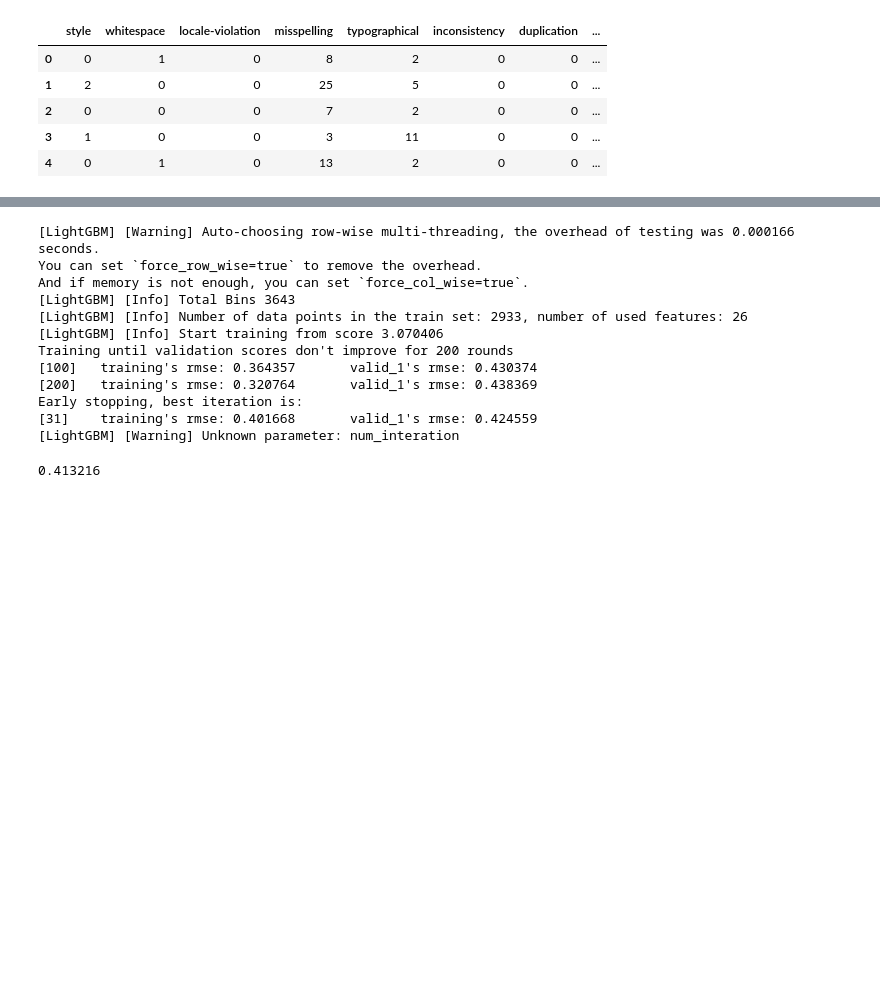
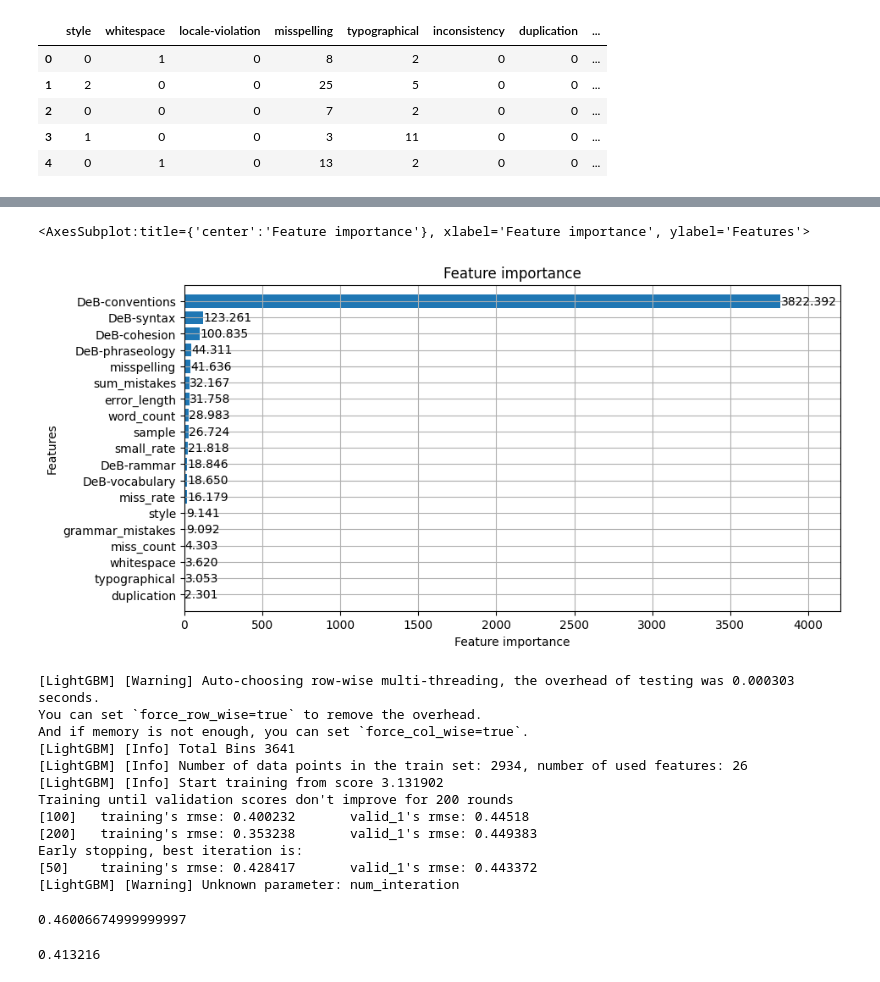
Before and after one commit to fuyu-quant/kaggle-Feedback-English-Language-Learning, a Jupyter notebook: ipynb/LightGBM.ipynb, the cells around one changed output, grey strips where cells are left out. Cells and saved outputs as stored; diff of their text form; code cells hidden in the pictures; blank space fills up the shorter version.

```diff
--- a/ipynb/LightGBM.ipynb
+++ b/ipynb/LightGBM.ipynb
@@ -103,0 +197,5 @@ y_valid = df_valid['target']
+# %%
+lgbm.plot_importance(lgbm_model, height = 0.8 ,figsize = (10,5),importance_type='gain',)
+# %% [output]
+<AxesSubplot:title={'center':'Feature importance'}, xlabel='Feature importance', ylabel='Features'>
+[figure, added]
@@ -104,4 +258,18 @@ y_valid = df_valid['target']
 # %%
+fold = 1
+
+df_train = df2[df2.fold != fold]
+df_valid = df2[df2.fold == fold]
+
+# 学習データ
+x_train = df_train.drop('target',axis = 1)
+y_train = df_train['target']
+
+# 評価用データ
+x_valid = df_valid.drop('target',axis = 1)
+y_valid = df_valid['target']
+
+
 categorical_features = []
 
 #LightGBM用の訓練データセットを作成
@@ -146,18 +314,22 @@ optimum_boost_rounds = lgbm_model.best_iteration
 #LightGBMの予測
 y_pred = lgbm_model.predict(x_valid,num_interation=lgbm_model.best_iteration)
 # %% [output]
-[LightGBM] [Warning] Auto-choosing row-wise multi-threading, the overhead of testing was 0.000166 seconds.
+[LightGBM] [Warning] Auto-choosing row-wise multi-threading, the overhead of testing was 0.000303 seconds.
 You can set `force_row_wise=true` to remove the overhead.
 And if memory is not enough, you can set `force_col_wise=true`.
-[LightGBM] [Info] Total Bins 3643
-[LightGBM] [Info] Number of data points in the train set: 2933, number of used features: 26
-[LightGBM] [Info] Start training from score 3.070406
+[LightGBM] [Info] Total Bins 3641
+[LightGBM] [Info] Number of data points in the train set: 2934, number of used features: 26
+[LightGBM] [Info] Start training from score 3.131902
 Training until validation scores don't improve for 200 rounds
-[100]   training's rmse: 0.364357       valid_1's rmse: 0.430374
-[200]   training's rmse: 0.320764       valid_1's rmse: 0.438369
+[100]   training's rmse: 0.400232       valid_1's rmse: 0.44518
+[200]   training's rmse: 0.353238       valid_1's rmse: 0.449383
 Early stopping, best iteration is:
-[31]    training's rmse: 0.401668       valid_1's rmse: 0.424559
+[50]    training's rmse: 0.428417       valid_1's rmse: 0.443372
 [LightGBM] [Warning] Unknown parameter: num_interation
+# %%
+(0.488253 + 0.443372 + 0.452601 + 0.456041)/4
+# %% [output]
+0.46006674999999997
 # %%
 0.44905
 0.42415
```
Also changed, not shown: parts of 9 cells of this notebook.
